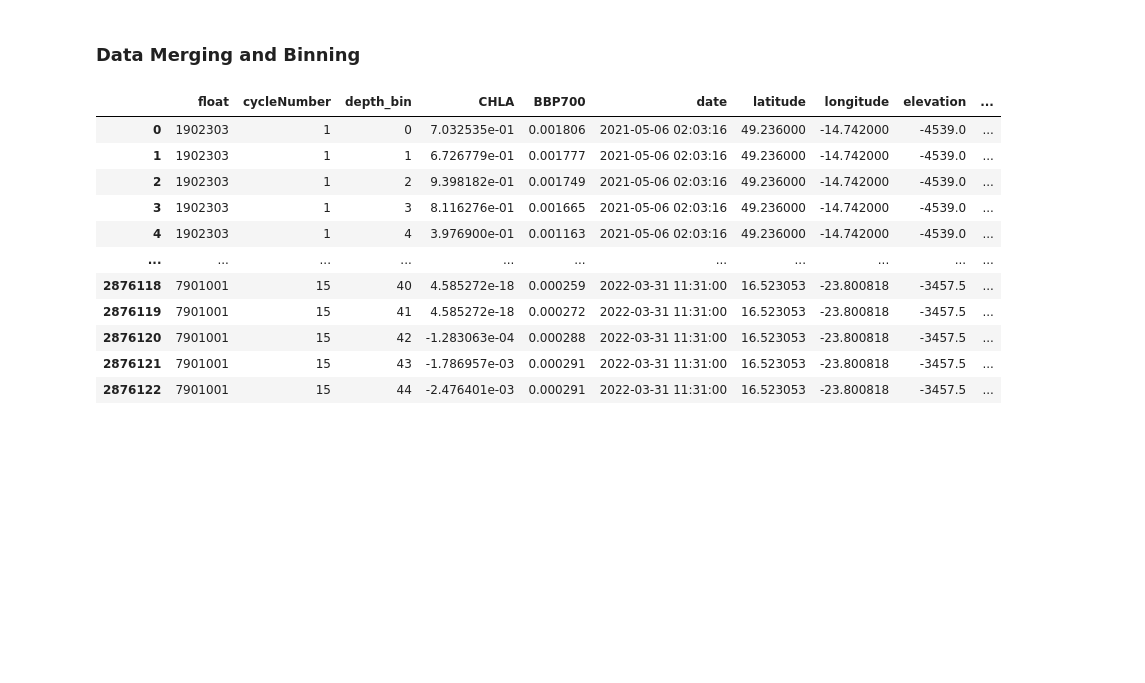
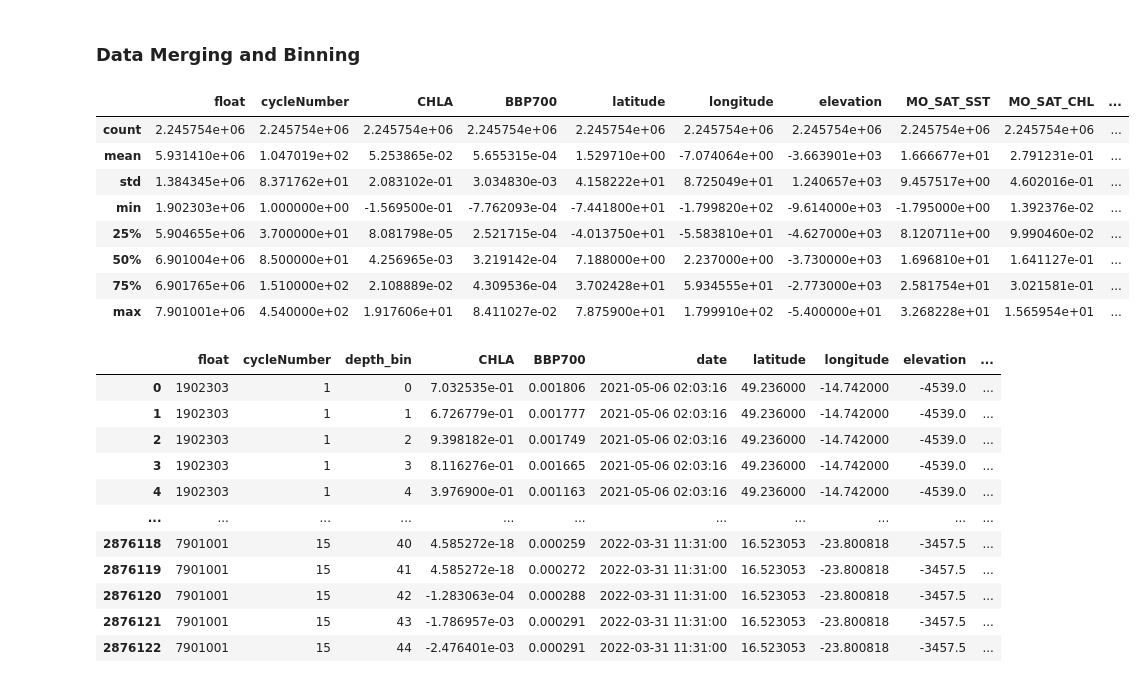
Before and after one commit to gnyirjesy/ocean-depth-characterization, a Jupyter notebook: EDA/eda_bh.ipynb, the cells around one changed output. Cells and saved outputs as stored; diff of their text form; code cells hidden in the pictures; blank space fills up the shorter version.

```diff
--- a/EDA/eda_bh.ipynb
+++ b/EDA/eda_bh.ipynb
@@ -272,6 +272,18 @@ depth_profiles = profile_df[['float', 'cycleNumber', 'depth_bin', 'CHLA', 'BBP70
 
 df_depth = depth_profiles.merge(sat_df, on=['float', 'cycleNumber']).drop(drop_cols, axis=1).dropna()
 df_depth['date'] = pd.to_datetime(df_depth.date, format='%Y-%m-%d %H:%M:%S')
+# %%
+df_depth.describe()
+# %% [output]
+|  | float | cycleNumber | CHLA | BBP700 | latitude | longitude | elevation | MO_SAT_SST | MO_SAT_CHL | ... |
+| count | 2.245754e+06 | 2.245754e+06 | 2.245754e+06 | 2.245754e+06 | 2.245754e+06 | 2.245754e+06 | 2.245754e+06 | 2.245754e+06 | 2.245754e+06 | ... |
+| mean | 5.931410e+06 | 1.047019e+02 | 5.253865e-02 | 5.655315e-04 | 1.529710e+00 | -7.074064e+00 | -3.663901e+03 | 1.666677e+01 | 2.791231e-01 | ... |
+| std | 1.384345e+06 | 8.371762e+01 | 2.083102e-01 | 3.034830e-03 | 4.158222e+01 | 8.725049e+01 | 1.240657e+03 | 9.457517e+00 | 4.602016e-01 | ... |
+| min | 1.902303e+06 | 1.000000e+00 | -1.569500e-01 | -7.762093e-04 | -7.441800e+01 | -1.799820e+02 | -9.614000e+03 | -1.795000e+00 | 1.392376e-02 | ... |
+| 25% | 5.904655e+06 | 3.700000e+01 | 8.081798e-05 | 2.521715e-04 | -4.013750e+01 | -5.583810e+01 | -4.627000e+03 | 8.120711e+00 | 9.990460e-02 | ... |
+| 50% | 6.901004e+06 | 8.500000e+01 | 4.256965e-03 | 3.219142e-04 | 7.188000e+00 | 2.237000e+00 | -3.730000e+03 | 1.696810e+01 | 1.641127e-01 | ... |
+| 75% | 6.901765e+06 | 1.510000e+02 | 2.108889e-02 | 4.309536e-04 | 3.702428e+01 | 5.934555e+01 | -2.773000e+03 | 2.581754e+01 | 3.021581e-01 | ... |
+| max | 7.901001e+06 | 4.540000e+02 | 1.917606e+01 | 8.411027e-02 | 7.875900e+01 | 1.799910e+02 | -5.400000e+01 | 3.268228e+01 | 1.565954e+01 | ... |
 # %%
 df_depth
 # %% [output]
```
Also changed, not shown: parts of 1 cell of this notebook, 1 other file.
